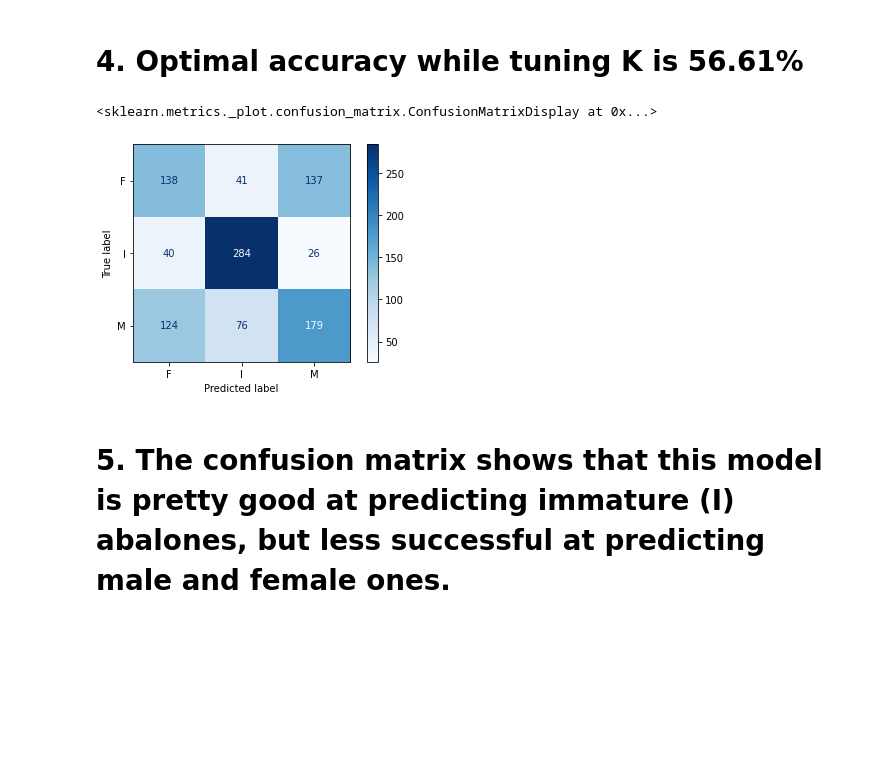
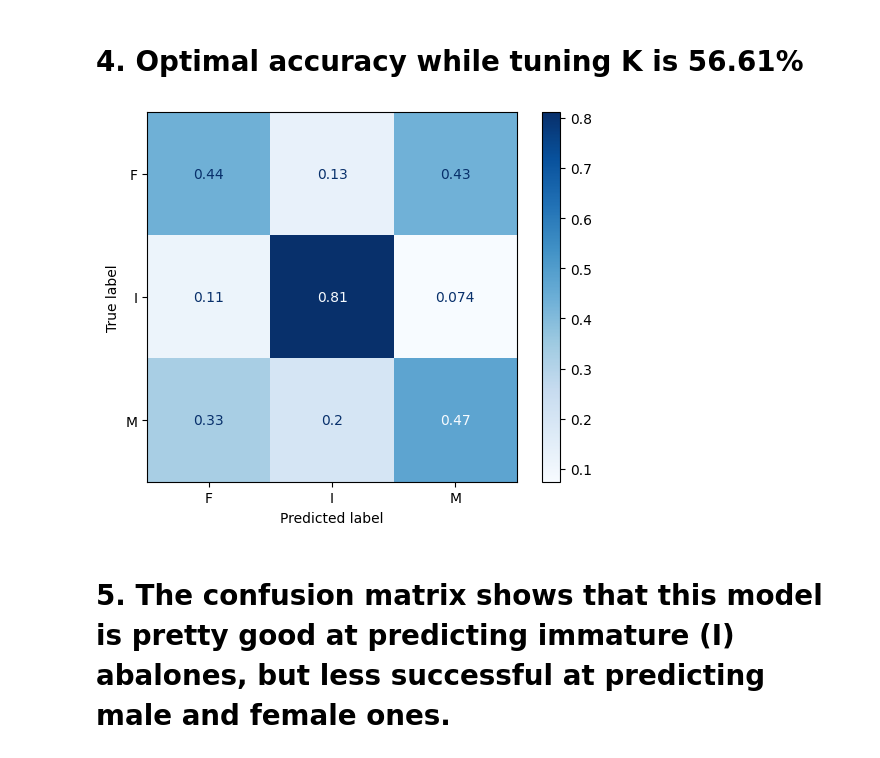
Before and after one commit to coding-dojo-data-science/machine-learning-practice-solutions, a Jupyter notebook: KNNSolutions.ipynb, the cells around one changed output. Drawn from its saved outputs; the diff is of its cells as text; code cells hidden in the pictures; blank space fills up the shorter version.

```diff
--- a/KNNSolutions.ipynb
+++ b/KNNSolutions.ipynb
@@ -102,13 +102,13 @@ with 0.5751196172248804 accuracy on the test set
 # %%
 # create new model with best k
 knn_final_pipe = make_pipeline(StandardScaler(),
                                KNeighborsClassifier(n_neighbors = bestk))
 knn_final_pipe.fit(X_train, y_train)
 
 # Display confusion matrix for KNN with best k
-plot_confusion_matrix(knn_final_pipe, X_test, y_test, cmap = 'Blues', values_format = 'd')
+ConfusionMatrixDisplay.from_estimator(knn_final_pipe, X_test, y_test,
+                                      cmap = 'Blues', normalize='true');
 # %% [output]
-<sklearn.metrics._plot.confusion_matrix.ConfusionMatrixDisplay at 0x...>
-[figure, old version]
+[figure, new version]
 # %% [markdown]
 # 5. The confusion matrix shows that this model is pretty good at predicting immature (I) abalones, but less successful at predicting male and female ones.
```
Also changed, not shown: parts of 3 cells of this notebook.
